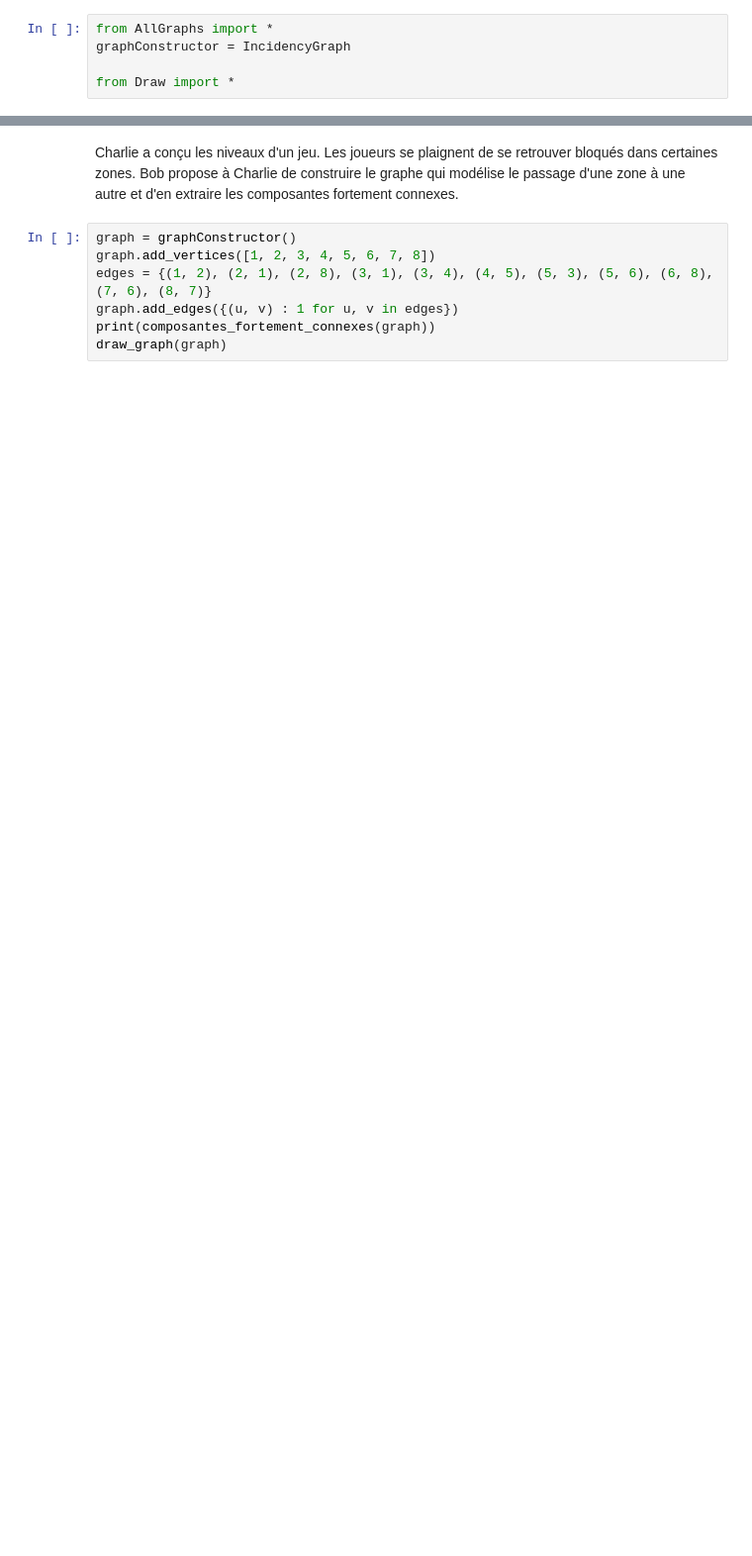
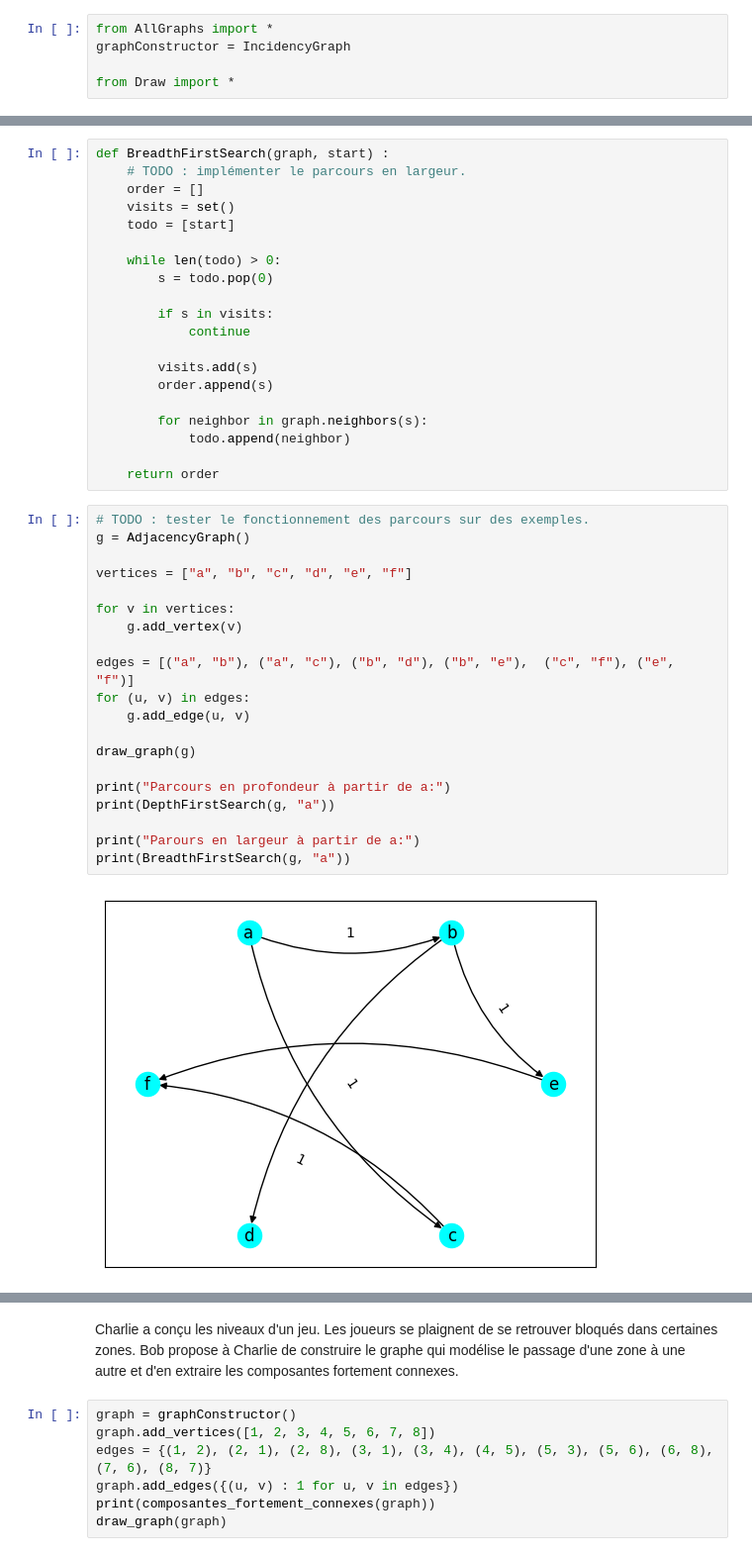
Before and after one commit to menouaw/GraphesY2S2, a Jupyter notebook: parcours_et_flots/lab 02 parcours et flots avec tests.ipynb, the cells around one changed output, grey strips where cells are left out. Shown at 99% size. Saved outputs shown, nothing was run; the diff lists cells and outputs as text; blank space fills up the shorter version.

```diff
--- a/parcours_et_flots/lab 02 parcours et flots avec tests.ipynb
+++ b/parcours_et_flots/lab 02 parcours et flots avec tests.ipynb
@@ -28,0 +75,42 @@ def composantes_fortement_connexes(graph) :
+# %%
+def BreadthFirstSearch(graph, start) :
+    # TODO : implémenter le parcours en largeur.
+    order = []
+    visits = set()
+    todo = [start]
+
+    while len(todo) > 0:
+        s = todo.pop(0)
+
+        if s in visits:
+            continue
+
+        visits.add(s)
+        order.append(s)
+
+        for neighbor in graph.neighbors(s):
+            todo.append(neighbor)
+
+    return order
+# %%
+# TODO : tester le fonctionnement des parcours sur des exemples.
+g = AdjacencyGraph()
+
+vertices = ["a", "b", "c", "d", "e", "f"]
+
+for v in vertices:
+    g.add_vertex(v)
+
+edges = [("a", "b"), ("a", "c"), ("b", "d"), ("b", "e"),  ("c", "f"), ("e", "f")]
+for (u, v) in edges:
+    g.add_edge(u, v)
+
+draw_graph(g)
+
+print("Parcours en profondeur à partir de a:")
+print(DepthFirstSearch(g, "a"))
+
+print("Parours en largeur à partir de a:")
+print(BreadthFirstSearch(g, "a"))
+# %% [output]
+[figure, added]
```
Also changed, not shown: parts of 19 cells of this notebook.
